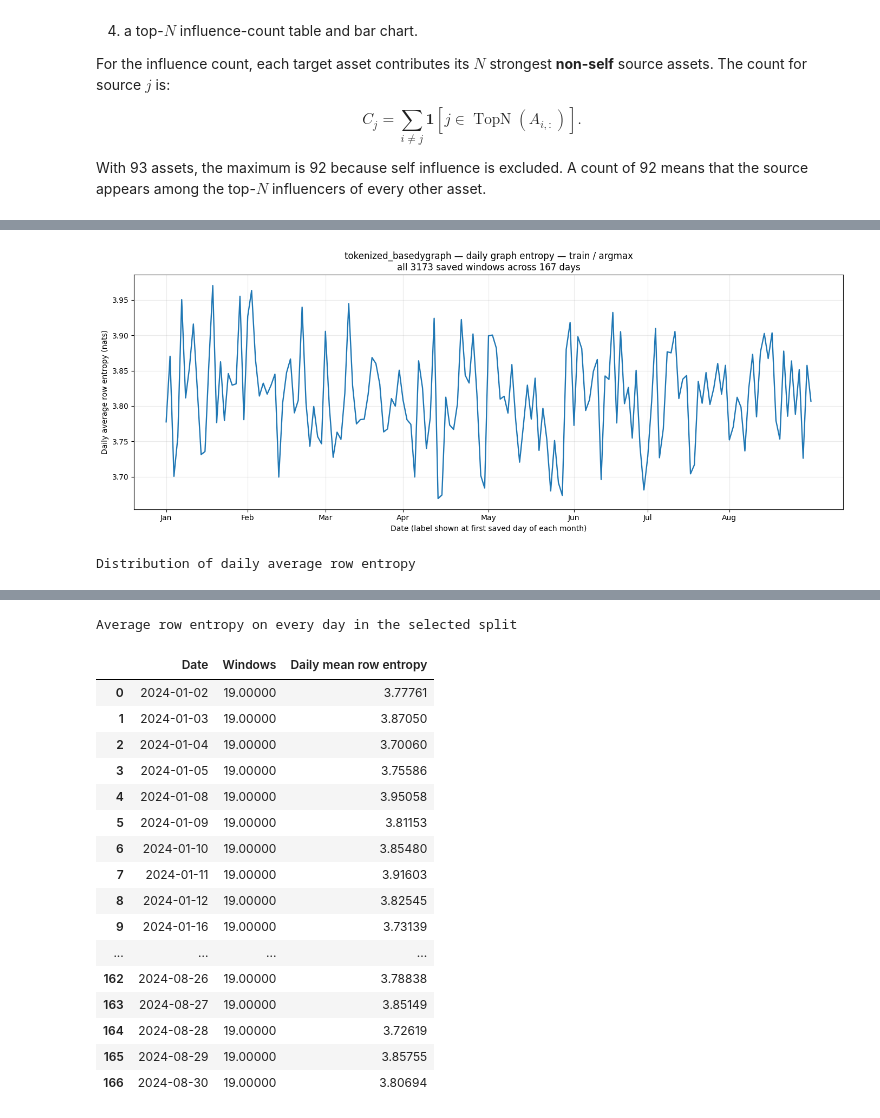
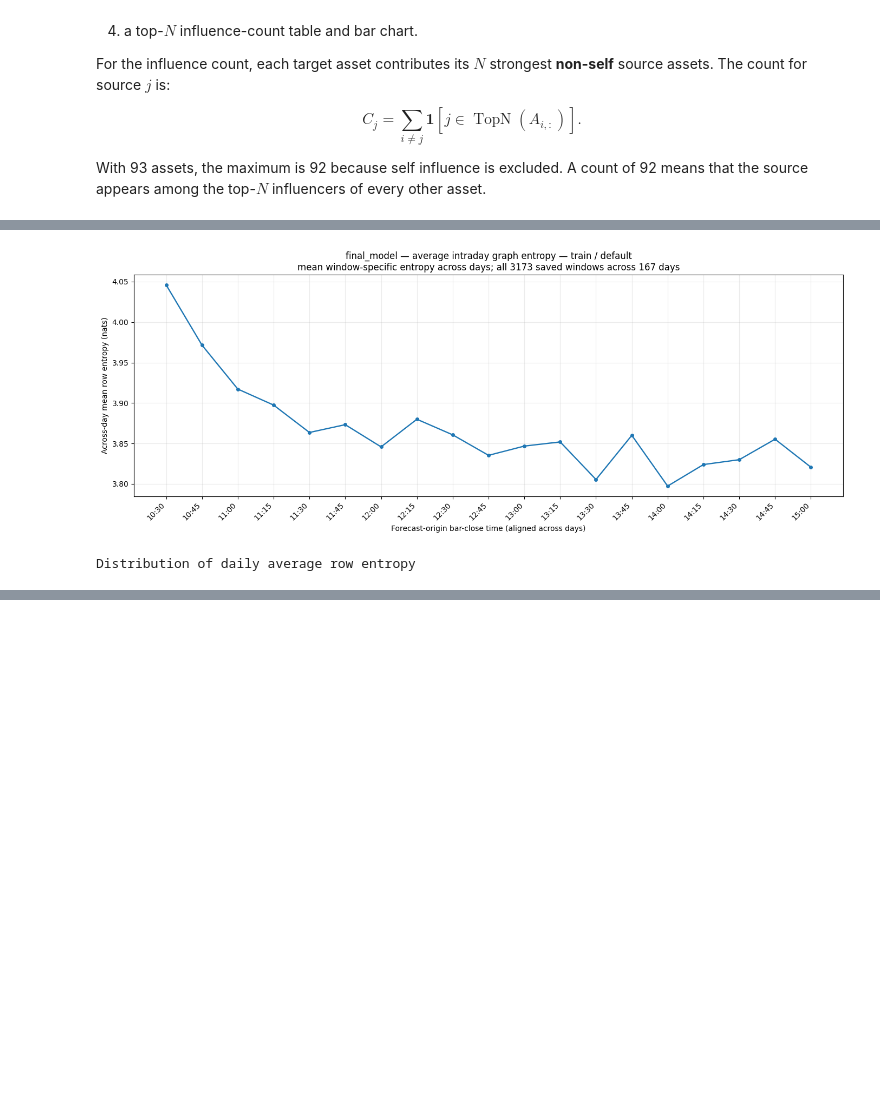
Before and after one commit to VishR-94/dynamic_graphs_thesis, a Jupyter notebook: notebooks/graph_hub.ipynb, the cells around one changed output, grey strips where cells are left out. Drawn from its saved outputs; the diff is of its cells as text; code cells hidden in the pictures; blank space fills up the shorter version.

```diff
--- a/notebooks/graph_hub.ipynb
+++ b/notebooks/graph_hub.ipynb
@@ -489,25 +444,26 @@ The same `day`/`window` convention from the adjacency section applies. For a ful
 # %%
 # Inputs:
 # - model/split/policy/component/layer/head: same meanings as the adjacency cell.
 # - day/window: None means aggregate the corresponding dimension; "random" is
 #   allowed but is usually not useful for a split-wide entropy study.
 entropy_report = dge.analyse_graph_entropy(
-    "tokenized_basedygraph",
+    "final_model",
     split="train",
     policy=None,
     day=None,
-    window=None,
+    average_over_all_days=True,
     component="selected",
-    layer=2,
+    layer=-1,
     head="mean",
+    aggregation="mean_window_entropy",
     random_seed=30
 )
 
 plt.show()
 
 display(dge.style_numeric_table(entropy_report.day_summary, caption="Distribution of daily average row entropy", precision=5))
-display(dge.style_numeric_table(entropy_report.day_values, caption="Average row entropy on every day in the selected split", precision=5))
+#display(dge.style_numeric_table(entropy_report.day_values, caption="Average row entropy on every day in the selected split", precision=5))
 #display(dge.style_numeric_table(entropy_report.asset_summary, caption="Row-entropy distribution by receiving asset", precision=5))
 # %% [output]
-[figure, old version]
+[figure, new version]
 Distribution of daily average row entropy
@@ -516,18 +471,0 @@ Distribution of daily average row entropy
-Average row entropy on every day in the selected split
-|  | Date | Windows | Daily mean row entropy |
-| 0 | 2024-01-02 | 19.00000 | 3.77761 |
-| 1 | 2024-01-03 | 19.00000 | 3.87050 |
-| 2 | 2024-01-04 | 19.00000 | 3.70060 |
-| 3 | 2024-01-05 | 19.00000 | 3.75586 |
-| 4 | 2024-01-08 | 19.00000 | 3.95058 |
-| 5 | 2024-01-09 | 19.00000 | 3.81153 |
-| 6 | 2024-01-10 | 19.00000 | 3.85480 |
-| 7 | 2024-01-11 | 19.00000 | 3.91603 |
-| 8 | 2024-01-12 | 19.00000 | 3.82545 |
-| 9 | 2024-01-16 | 19.00000 | 3.73139 |
-| ... | ... | ... | ... |
-| 162 | 2024-08-26 | 19.00000 | 3.78838 |
-| 163 | 2024-08-27 | 19.00000 | 3.85149 |
-| 164 | 2024-08-28 | 19.00000 | 3.72619 |
-| 165 | 2024-08-29 | 19.00000 | 3.85755 |
-| 166 | 2024-08-30 | 19.00000 | 3.80694 |
```
Also changed, not shown: parts of 26 cells of this notebook, 5 other files.
